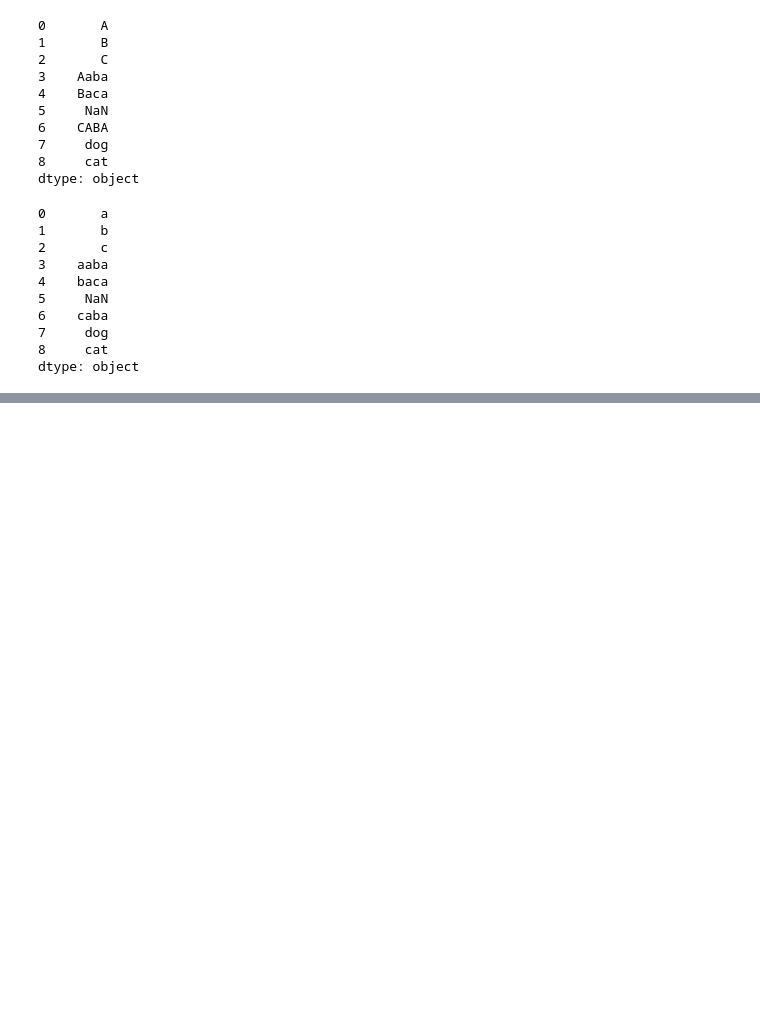
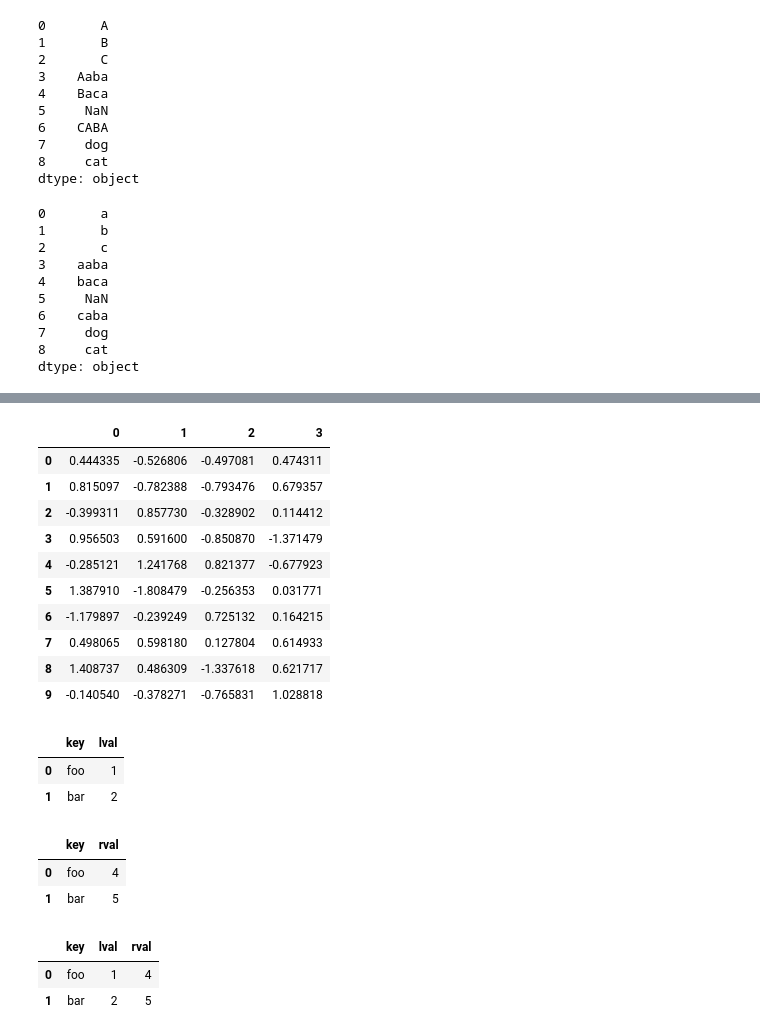
Before and after one commit to TBKHori/A.I_ARU, a Jupyter notebook: Pandas_A_Z.ipynb, the cells around one changed output, grey strips where cells are left out. Cells and saved outputs as stored; diff of their text form; code cells hidden in the pictures; blank space fills up the shorter version.

```diff
--- a/Pandas_A_Z.ipynb
+++ b/Pandas_A_Z.ipynb
@@ -613,0 +613,35 @@ df_3
+# %%
+pieces = [df_1,df_2,df_3]
+pd.concat(pieces)
+# %% [output]
+|  | 0 | 1 | 2 | 3 |
+| 0 | 0.444335 | -0.526806 | -0.497081 | 0.474311 |
+| 1 | 0.815097 | -0.782388 | -0.793476 | 0.679357 |
+| 2 | -0.399311 | 0.857730 | -0.328902 | 0.114412 |
+| 3 | 0.956503 | 0.591600 | -0.850870 | -1.371479 |
+| 4 | -0.285121 | 1.241768 | 0.821377 | -0.677923 |
+| 5 | 1.387910 | -1.808479 | -0.256353 | 0.031771 |
+| 6 | -1.179897 | -0.239249 | 0.725132 | 0.164215 |
+| 7 | 0.498065 | 0.598180 | 0.127804 | 0.614933 |
+| 8 | 1.408737 | 0.486309 | -1.337618 | 0.621717 |
+| 9 | -0.140540 | -0.378271 | -0.765831 | 1.028818 |
+# %%
+left = pd.DataFrame({'key': ['foo', 'bar'], 'lval': [1, 2]})
+left
+# %% [output]
+|  | key | lval |
+| 0 | foo | 1 |
+| 1 | bar | 2 |
+# %%
+right = pd.DataFrame({'key': ['foo', 'bar'], 'rval': [4, 5]})
+right
+# %% [output]
+|  | key | rval |
+| 0 | foo | 4 |
+| 1 | bar | 5 |
+# %%
+pd.merge(left, right, on='key')
+# %% [output]
+|  | key | lval | rval |
+| 0 | foo | 1 | 4 |
+| 1 | bar | 2 | 5 |
```
Also changed, not shown: parts of 37 cells of this notebook.
